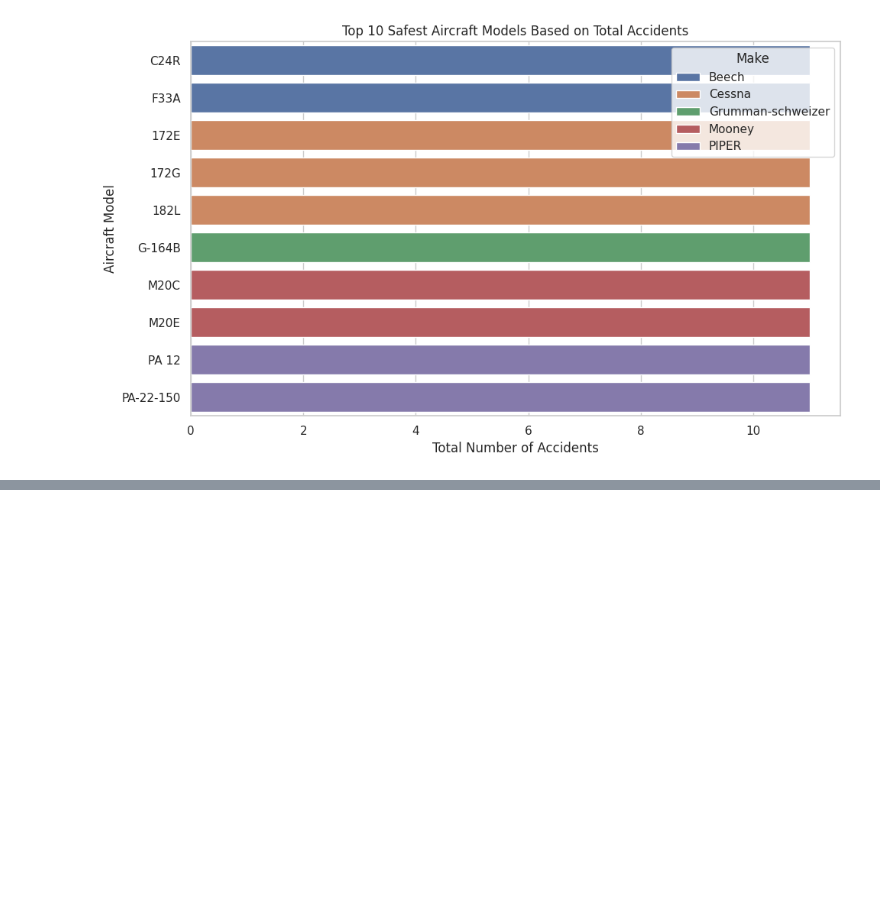
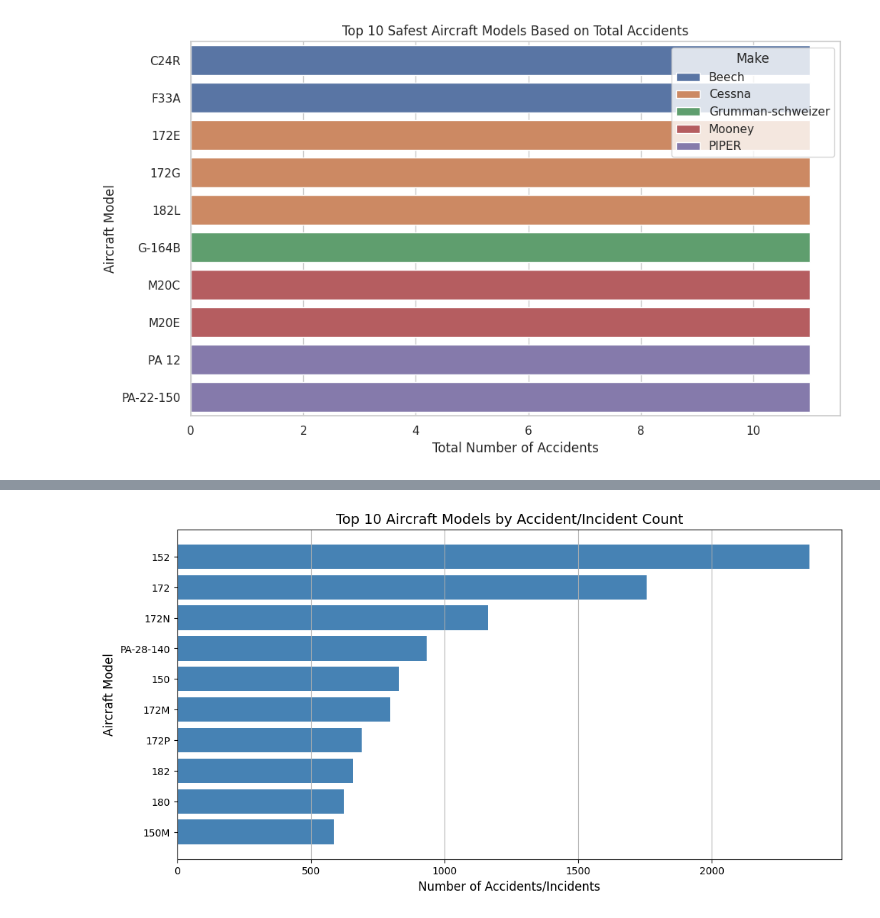
Before and after one commit to djdrjeff/phase1project, a Jupyter notebook: phaseoneproject.ipynb, the cells around one changed output, grey strips where cells are left out. Saved outputs shown, nothing was run; the diff lists cells and outputs as text; code cells hidden in the pictures; blank space fills up the shorter version.

```diff
--- a/phaseoneproject.ipynb
+++ b/phaseoneproject.ipynb
@@ -172,0 +202,19 @@ plt.show()
+# %%
+# Group the data by 'Model' and calculate the count of accidents/incidents for each model
+accidents_by_model = aviation_data['Model'].value_counts().reset_index()
+accidents_by_model.columns = ['Model', 'Accident Count']
+
+# Limit to top 10 models for visualization purposes
+top_10_models = accidents_by_model.head(10)
+
+# Plotting the top 10 aircraft models with the most accidents
+plt.figure(figsize=(12, 6))
+plt.barh(top_10_models['Model'], top_10_models['Accident Count'], color='steelblue')
+plt.title('Top 10 Aircraft Models by Accident/Incident Count', fontsize=14)
+plt.xlabel('Number of Accidents/Incidents', fontsize=12)
+plt.ylabel('Aircraft Model', fontsize=12)
+plt.gca().invert_yaxis()  # Invert y-axis for better readability
+plt.grid(True, axis='x')
+plt.show()
+# %% [output]
+[figure, added]
```
Also changed, not shown: parts of 7 cells of this notebook.
